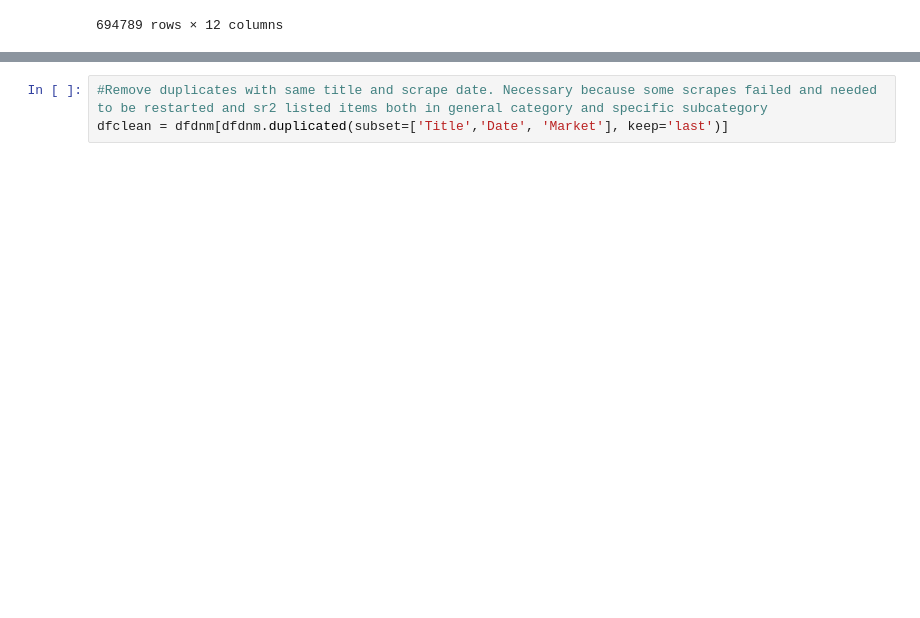
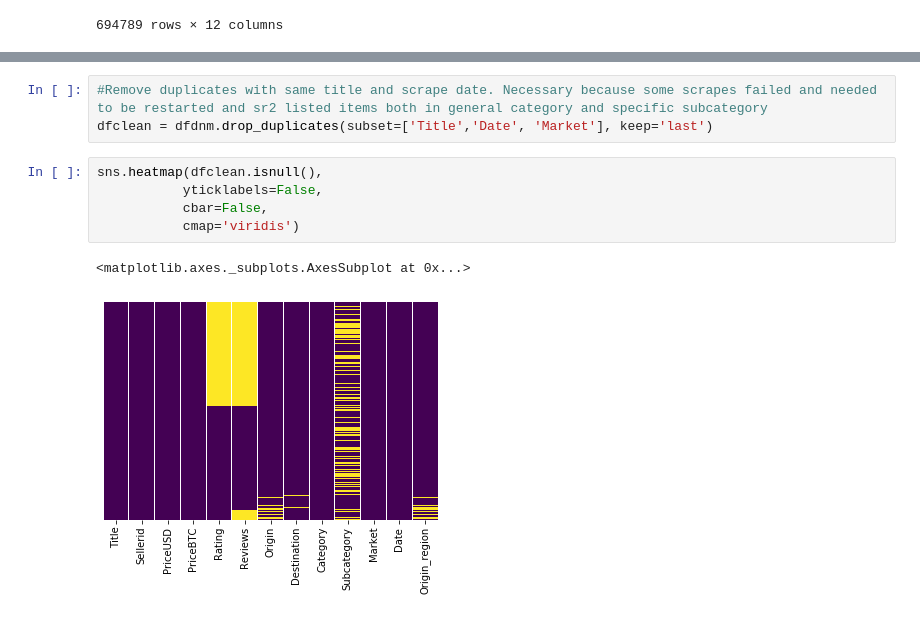
Before and after one commit to danielpetterson/darkwebmarkets, a Jupyter notebook: darknet_1.ipynb, the cells around one changed output, grey strips where cells are left out. Saved outputs shown, nothing was run; the diff lists cells and outputs as text; blank space fills up the shorter version.

```diff
--- a/darknet_1.ipynb
+++ b/darknet_1.ipynb
@@ -366,3 +429,11 @@ dfdnm['Subcategory'] = dfdnm['Subcategory'].map(subcategory_dict)
 # %%
 #Remove duplicates with same title and scrape date. Necessary because some scrapes failed and needed to be restarted and sr2 listed items both in general category and specific subcategory
-dfclean = dfdnm[dfdnm.duplicated(subset=['Title','Date', 'Market'], keep='last')]
+dfclean = dfdnm.drop_duplicates(subset=['Title','Date', 'Market'], keep='last')
+# %%
+sns.heatmap(dfclean.isnull(),
+           yticklabels=False,
+           cbar=False,
+           cmap='viridis')
+# %% [output]
+<matplotlib.axes._subplots.AxesSubplot at 0x...>
+[figure, added]
```
Also changed, not shown: parts of 2 cells of this notebook.
